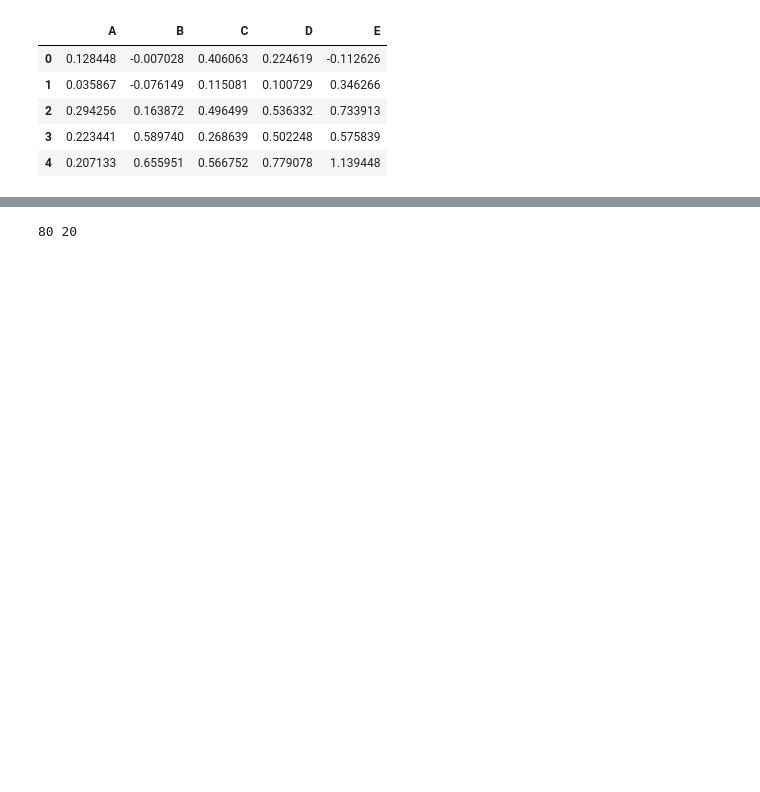
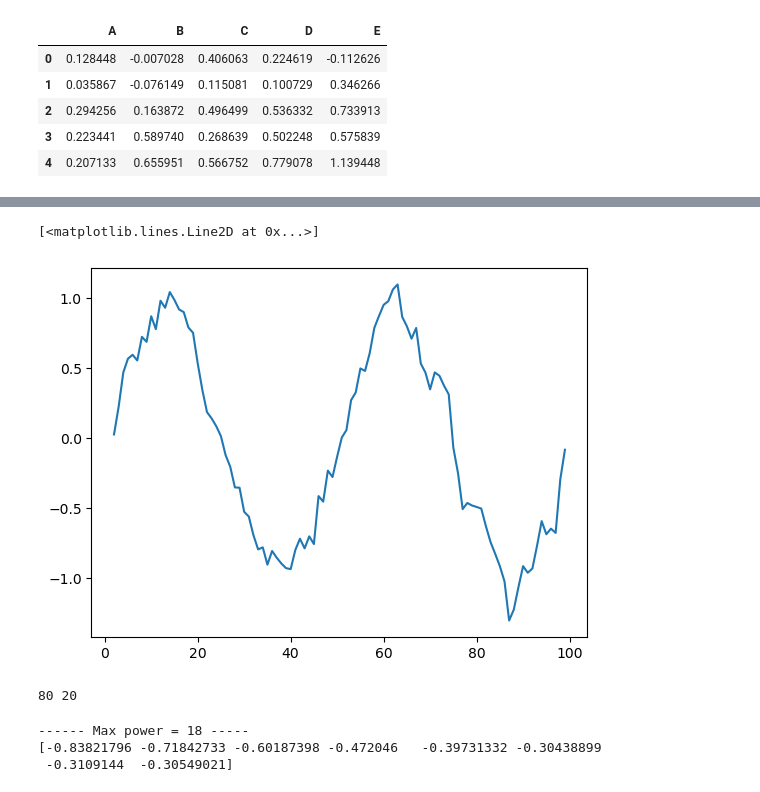
Before and after one commit to murawew64/lingvforecast, a Jupyter notebook: primer.ipynb, the cells around one changed output, grey strips where cells are left out. Saved outputs shown, nothing was run; the diff lists cells and outputs as text; code cells hidden in the pictures; blank space fills up the shorter version.

```diff
--- a/primer.ipynb
+++ b/primer.ipynb
@@ -39 +49,7 @@ df.head()
+# %%
+data = data.rolling(window=3).mean()
+plt.plot(data)
+# %% [output]
+[<matplotlib.lines.Line2D at 0x...>]
+[figure, added]
 # %%
@@ -49,0 +61,12 @@ print(model.predict(test_data[:-5], horizon=5))
+# %%
+horizon = 8
+model = LingvForecast()
+# model.fit(np.array(train_data), np.array(df['A']), np.array(df['C']), np.array(df['D']), np.array(df['E']), corrcoef=0.8)
+# model.fit(np.array(train_data), corrcoef=0.8)
+model.fit(np.array(train_data), np.array(df['A'].rolling(window=3).mean()), np.array(df['C'].rolling(window=3).mean()), np.array(df['D'].rolling(window=3).mean()), np.array(df['E'].rolling(window=3).mean()), top=20, corrcoef=0.8)
+res = model.predict(test_data[:-horizon], horizon=horizon)
+print(res)
+# %% [output]
+------ Max power = 18 -----
+[-0.83821796 -0.71842733 -0.60187398 -0.472046   -0.39731332 -0.30438899
+ -0.3109144  -0.30549021]
```
Also changed, not shown: parts of 16 cells of this notebook.
